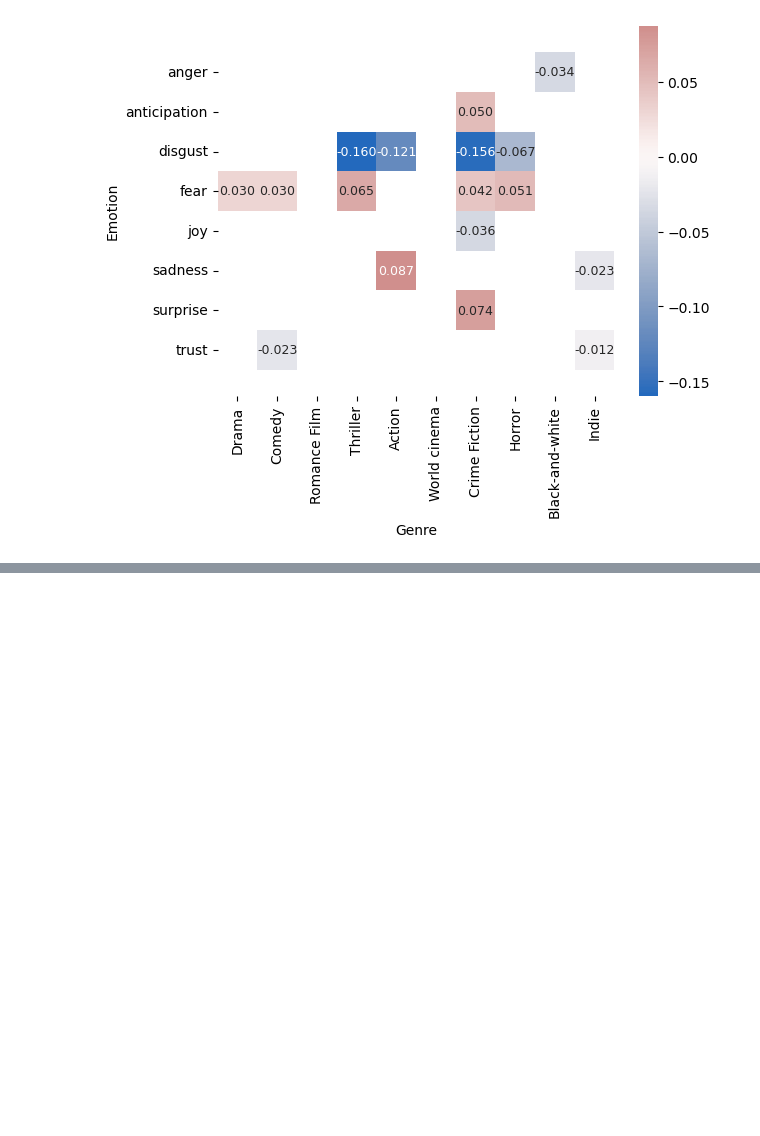
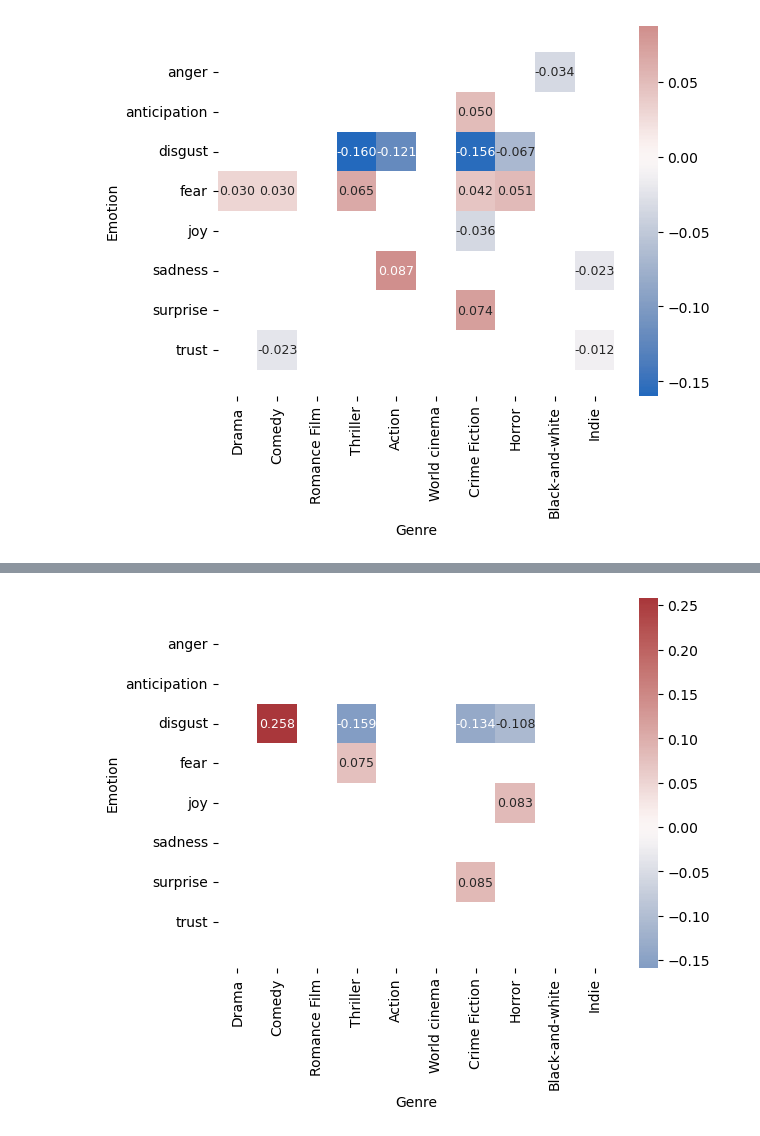
Before and after one commit to epfl-ada/ada-2023-project-badafixm01, a Jupyter notebook: src/p2_regression.ipynb, the cells around one changed output, grey strips where cells are left out. Drawn from its saved outputs; the diff is of its cells as text; code cells hidden in the pictures; blank space fills up the shorter version.

```diff
--- a/src/p2_regression.ipynb
+++ b/src/p2_regression.ipynb
@@ -392,0 +300,13 @@ Percentage of NaN revenue (from additional dataset) in the final DataFrame: 0.00
+# %%
+# Plot heatmap only for coefficients with p-value < 0.05
+df_heatmap = df_params.copy()
+mask = df_pvalues < 0.05
+df_heatmap = df_heatmap[mask]
+
+plt.figure()
+ax = sns.heatmap(df_heatmap, annot=True, center=0., cmap="vlag", fmt='.3f', annot_kws={"fontsize":9})
+ax.set(xlabel="Genre", ylabel="Emotion")
+plt.axis('equal')
+plt.show()
+# %% [output]
+[figure, added]
```
Also changed, not shown: parts of 34 cells of this notebook, 2 other files.
